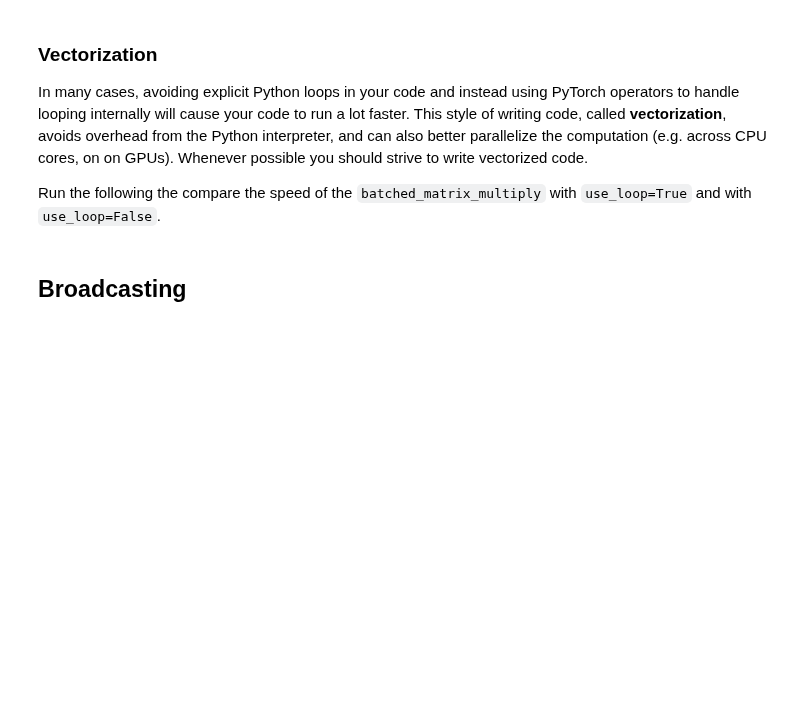
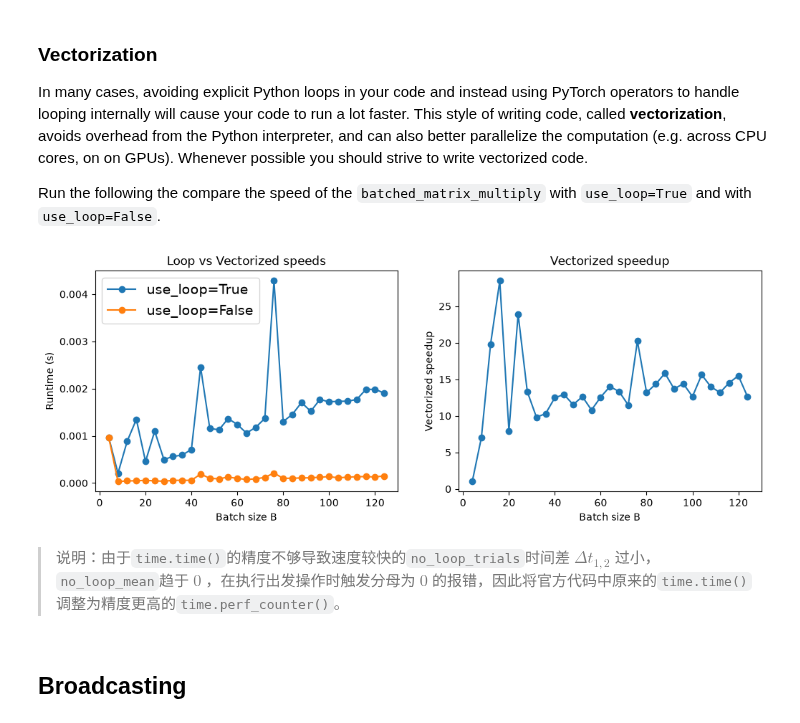
Before and after one commit to St-AnonTokyo/UMich-EECS-498-007, a Jupyter notebook: A1/pytorch101.ipynb, the cells around one changed output. Drawn from its saved outputs; the diff is of its cells as text; code cells hidden in the pictures; blank space fills up the shorter version.

```diff
--- a/A1/pytorch101.ipynb
+++ b/A1/pytorch101.ipynb
@@ -1198,36 +1727,40 @@ for B in Bs:
     no_loop_trials = []
     for trial in range(num_trials):
         x = torch.randn(B, N, M)
         y = torch.randn(B, M, P)
-        t0 = time.time()
+        t0 = time.perf_counter()
         z1 = batched_matrix_multiply(x, y, use_loop=True)
-        t1 = time.time()
+        t1 = time.perf_counter()
         z2 = batched_matrix_multiply(x, y, use_loop=False)
-        t2 = time.time()
+        t2 = time.perf_counter()
         loop_trials.append(t1 - t0)
         no_loop_trials.append(t2 - t1)
     loop_mean = torch.tensor(loop_trials).mean().item()
     no_loop_mean = torch.tensor(no_loop_trials).mean().item()
     loop_times.append(loop_mean)
     no_loop_times.append(no_loop_mean)
     no_loop_speedup.append(loop_mean / no_loop_mean)
 
 plt.subplot(1, 2, 1)
 plt.plot(Bs, loop_times, 'o-', label='use_loop=True')
 plt.plot(Bs, no_loop_times, 'o-', label='use_loop=False')
 plt.xlabel('Batch size B')
 plt.ylabel('Runtime (s)')
 plt.legend(fontsize=14)
 plt.title('Loop vs Vectorized speeds')
 
 plt.subplot(1, 2, 2)
 plt.plot(Bs, no_loop_speedup, '-o')
 plt.title('Vectorized speedup')
 plt.xlabel('Batch size B')
 plt.ylabel('Vectorized speedup')
 
 plt.gcf().set_size_inches(12, 4)
 plt.show()
+# %% [output]
+[figure, added]
+# %% [markdown]
+>说明：由于`time.time()`的精度不够导致速度较快的`no_loop_trials`时间差 $\Delta t_{1,2}$ 过小，`no_loop_mean`趋于 $0$ ，在执行出发操作时触发分母为 $0$ 的报错，因此将官方代码中原来的`time.time()`调整为精度更高的`time.perf_counter()`。
 # %% [markdown]
 ## Broadcasting
 # %% [markdown]
```
Also changed, not shown: parts of 66 cells of this notebook, 5 other files.
